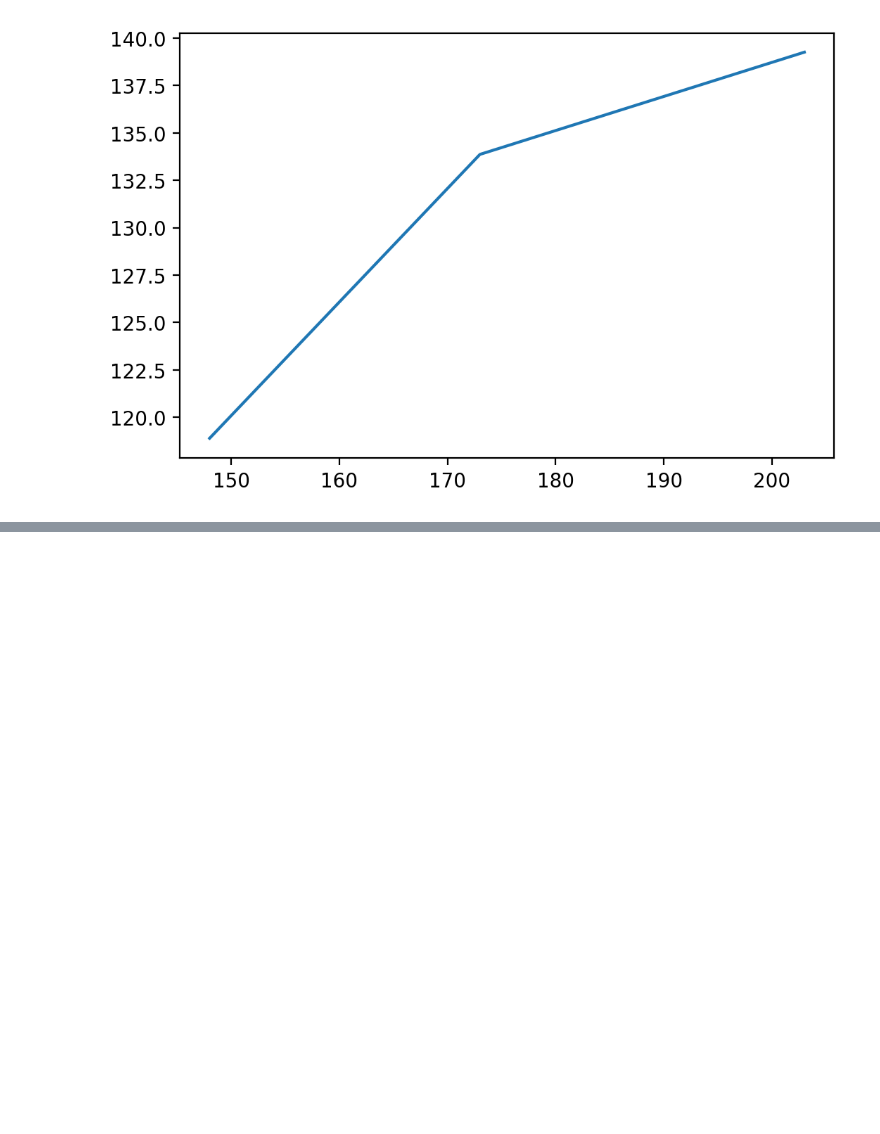
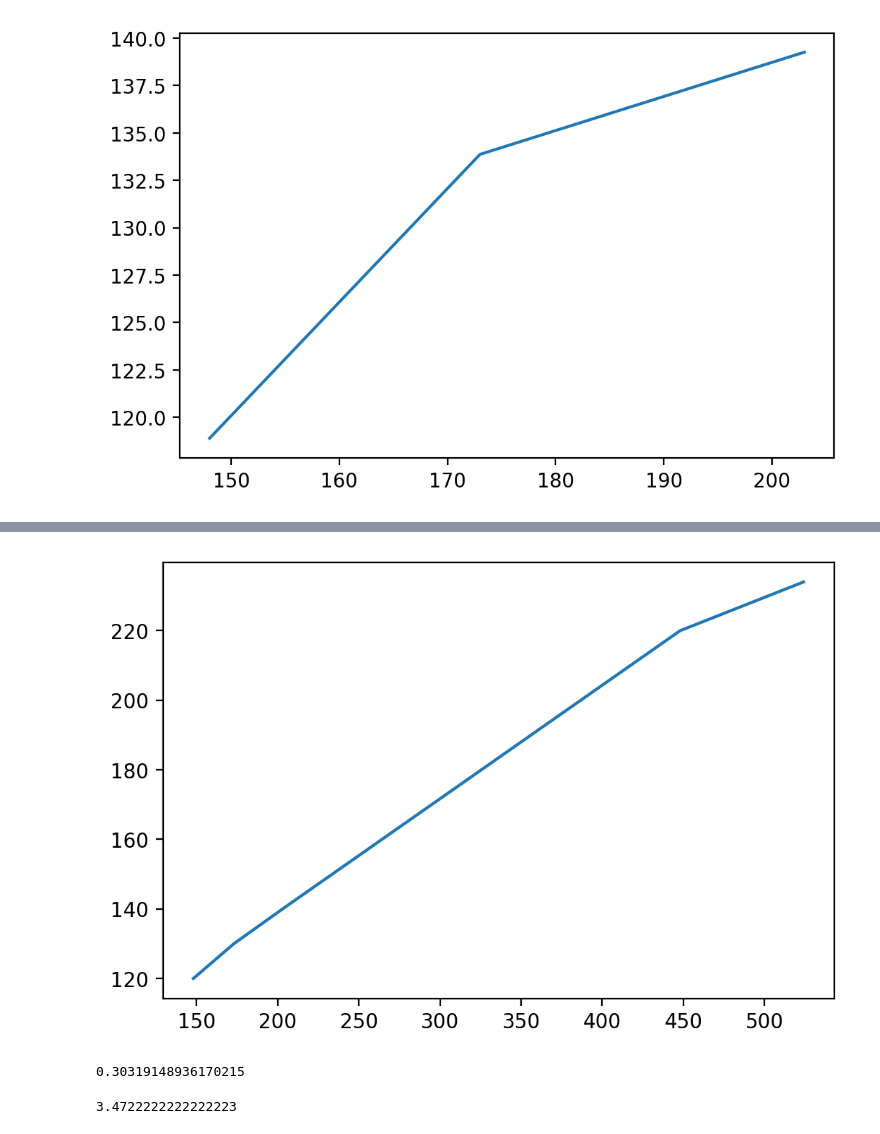
Before and after one commit to fitzgeraldja/dsbmm-bp, a Jupyter notebook: notebooks/basics.ipynb, the cells around one changed output, grey strips where cells are left out. Cells and saved outputs as stored; diff of their text form; code cells hidden in the pictures; blank space fills up the shorter version.

```diff
--- a/notebooks/basics.ipynb
+++ b/notebooks/basics.ipynb
@@ -626,0 +650,18 @@ samps[0]['A'].shape
+# %%
+import matplotlib.pyplot as plt
+
+fig,ax=plt.subplots(dpi=200)
+
+ax.plot([148,173,203,448,524],[120,130,140,220,234])
+plt.show()
+# %% [output]
+[figure, added]
+# %%
+(234-120)/(524-148)
+# %% [output]
+0.30319148936170215
+# %%
+# so looks like would take ~3.5 days to do 1M nodes - need to parallelise
+1e6*0.3/(60**2 * 24)
+# %% [output]
+3.4722222222222223
```
Also changed, not shown: parts of 3 cells of this notebook, 7 other files.
